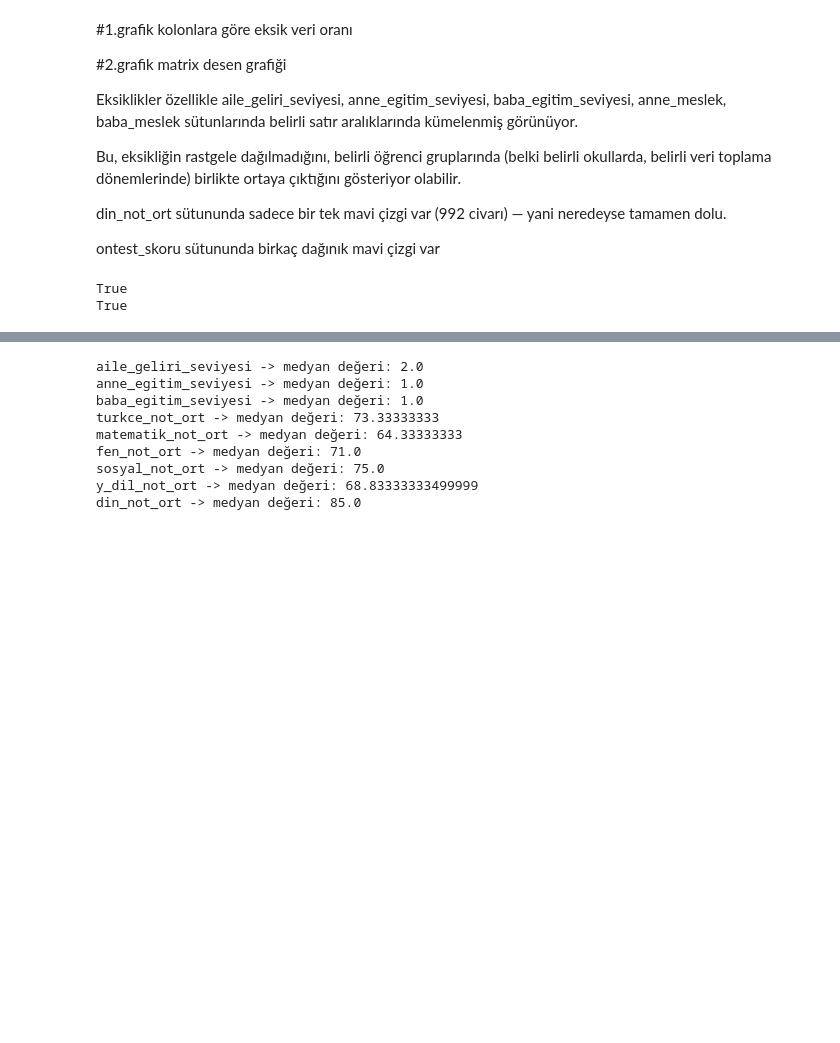
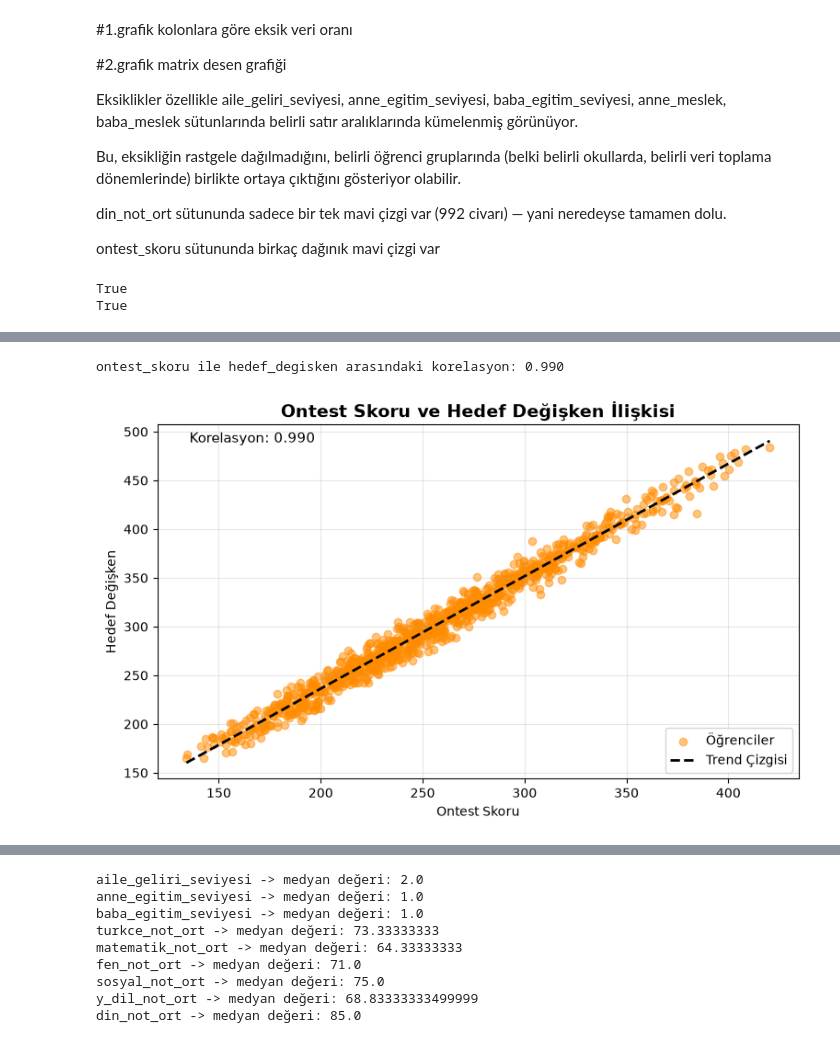
Before and after one commit to goktaa/dsml-assessment, a Jupyter notebook: notebooks/01_explore_data.ipynb, the cells around one changed output, grey strips where cells are left out. Saved outputs shown, nothing was run; the diff lists cells and outputs as text; code cells hidden in the pictures; blank space fills up the shorter version.

```diff
--- a/notebooks/01_explore_data.ipynb
+++ b/notebooks/01_explore_data.ipynb
@@ -606,0 +1436,29 @@ Kalan sütunlar:
+# %%
+import matplotlib.pyplot as plt
+import numpy as np
+
+# Korelasyonu hesapla
+korelasyon_degeri = df['ontest_skoru'].corr(df['hedef_degisken'])
+print(f"ontest_skoru ile hedef_degisken arasındaki korelasyon: {korelasyon_degeri:.3f}")
+
+# Görselleştir
+gecici = df[['ontest_skoru', 'hedef_degisken']].dropna()
+
+plt.figure(figsize=(9, 5))
+plt.scatter(df['ontest_skoru'], df['hedef_degisken'], alpha=0.5, color='darkorange', label='Öğrenciler')
+
+z = np.polyfit(gecici['ontest_skoru'], gecici['hedef_degisken'], 1)
+p = np.poly1d(z)
+x_cizgi = np.linspace(gecici['ontest_skoru'].min(), gecici['ontest_skoru'].max(), 100)
+plt.plot(x_cizgi, p(x_cizgi), color='black', linewidth=2, linestyle='--', label='Trend Çizgisi')
+
+plt.title('Ontest Skoru ve Hedef Değişken İlişkisi', fontsize=14, fontweight='bold')
+plt.xlabel('Ontest Skoru')
+plt.ylabel('Hedef Değişken')
+plt.text(0.05, 0.95, f'Korelasyon: {korelasyon_degeri:.3f}', transform=plt.gca().transAxes, fontsize=11)
+plt.legend()
+plt.grid(alpha=0.3)
+plt.show()
+# %% [output]
+ontest_skoru ile hedef_degisken arasındaki korelasyon: 0.990
+[figure, added]
```
Also changed, not shown: parts of 176 cells of this notebook.
